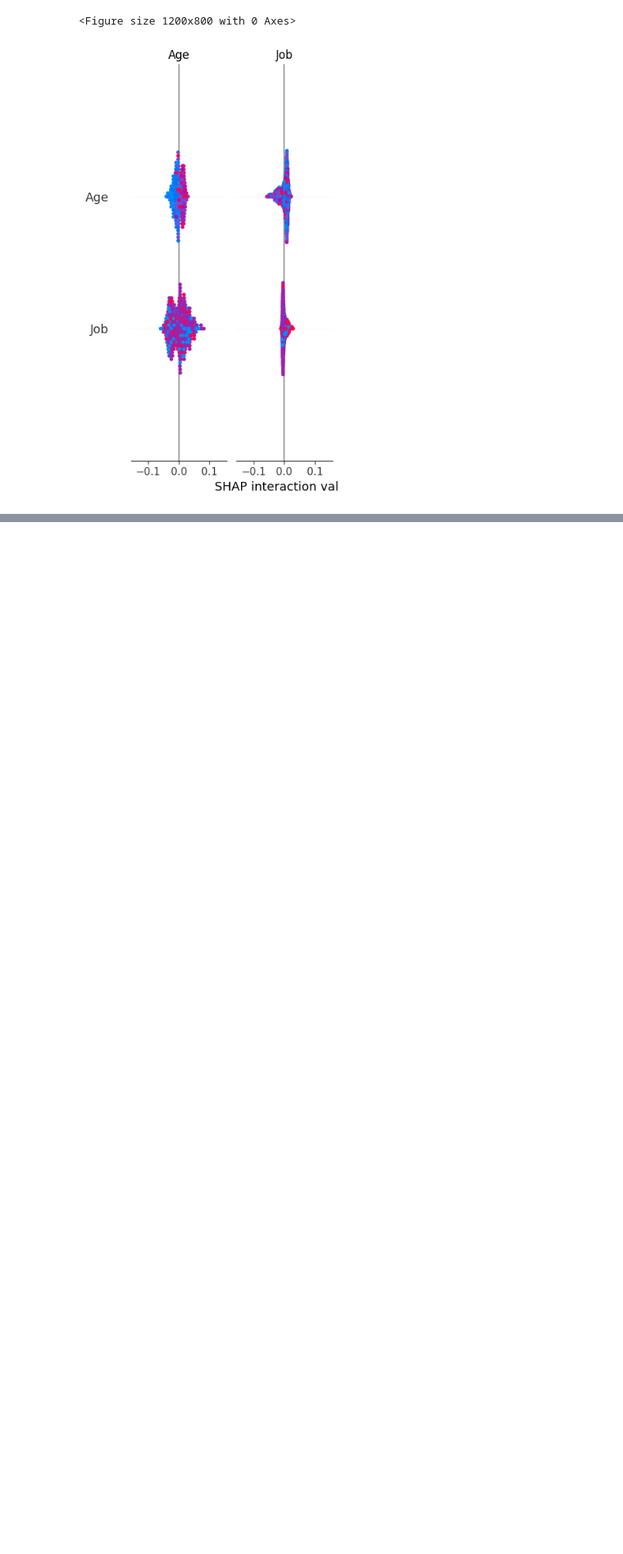
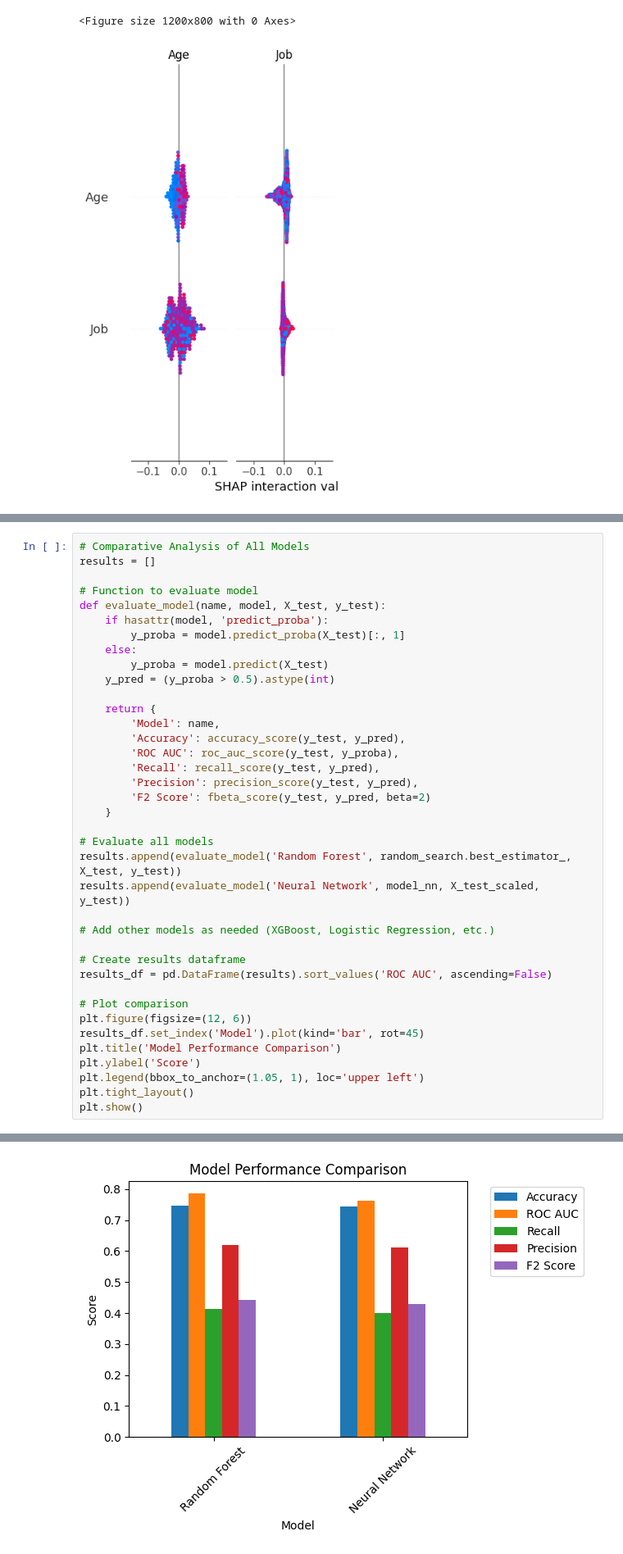
Before and after one commit to carlos1602/arquitectura-big-data, a Jupyter notebook: credit-risk-model/TFM.ipynb, the cells around one changed output, grey strips where cells are left out. Shown at 82% size. Saved outputs shown, nothing was run; the diff lists cells and outputs as text; blank space fills up the shorter version.

```diff
--- a/credit-risk-model/TFM.ipynb
+++ b/credit-risk-model/TFM.ipynb
@@ -574,0 +750,39 @@ if isinstance(best_model.named_steps['classifier'],
+# %%
+# Comparative Analysis of All Models
+results = []
+
+# Function to evaluate model
+def evaluate_model(name, model, X_test, y_test):
+    if hasattr(model, 'predict_proba'):
+        y_proba = model.predict_proba(X_test)[:, 1]
+    else:
+        y_proba = model.predict(X_test)
+    y_pred = (y_proba > 0.5).astype(int)
+
+    return {
+        'Model': name,
+        'Accuracy': accuracy_score(y_test, y_pred),
+        'ROC AUC': roc_auc_score(y_test, y_proba),
+        'Recall': recall_score(y_test, y_pred),
+        'Precision': precision_score(y_test, y_pred),
+        'F2 Score': fbeta_score(y_test, y_pred, beta=2)
+    }
+
+# Evaluate all models
+results.append(evaluate_model('Random Forest', random_search.best_estimator_, X_test, y_test))
+results.append(evaluate_model('Neural Network', model_nn, X_test_scaled, y_test))
+
+# Add other models as needed (XGBoost, Logistic Regression, etc.)
+
+# Create results dataframe
+results_df = pd.DataFrame(results).sort_values('ROC AUC', ascending=False)
+
+# Plot comparison
+plt.figure(figsize=(12, 6))
+results_df.set_index('Model').plot(kind='bar', rot=45)
+plt.title('Model Performance Comparison')
+plt.ylabel('Score')
+plt.legend(bbox_to_anchor=(1.05, 1), loc='upper left')
+plt.tight_layout()
+plt.show()
+# %% [output]
@@ -574,0 +791 @@ if isinstance(best_model.named_steps['classifier'],
+[figure, added]
```
Also changed, not shown: parts of 13 cells of this notebook, 3 other files.
